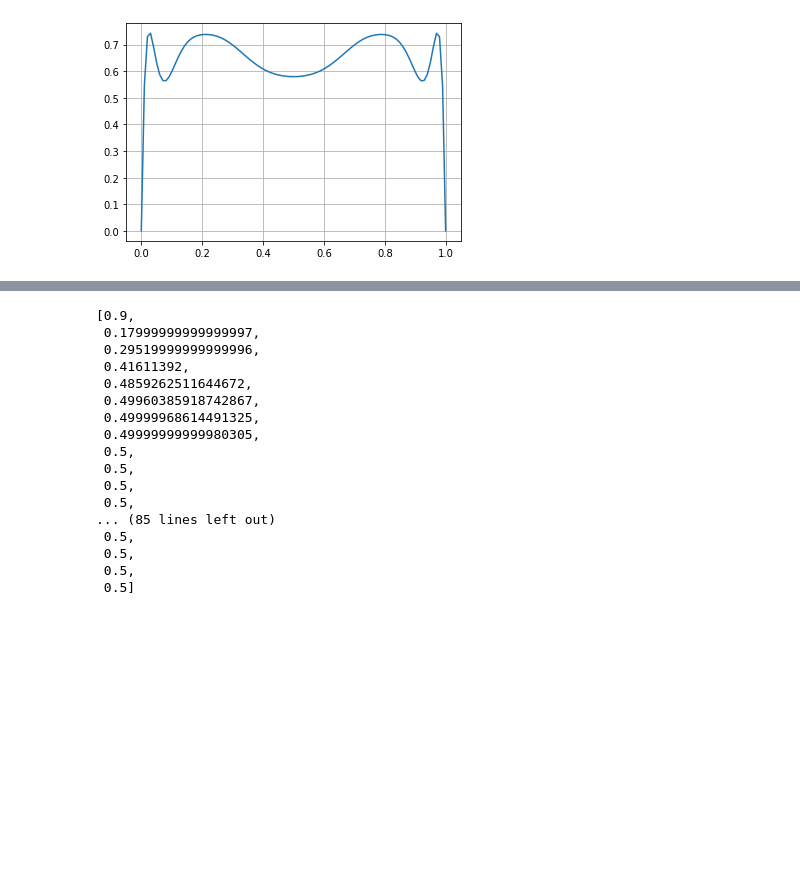
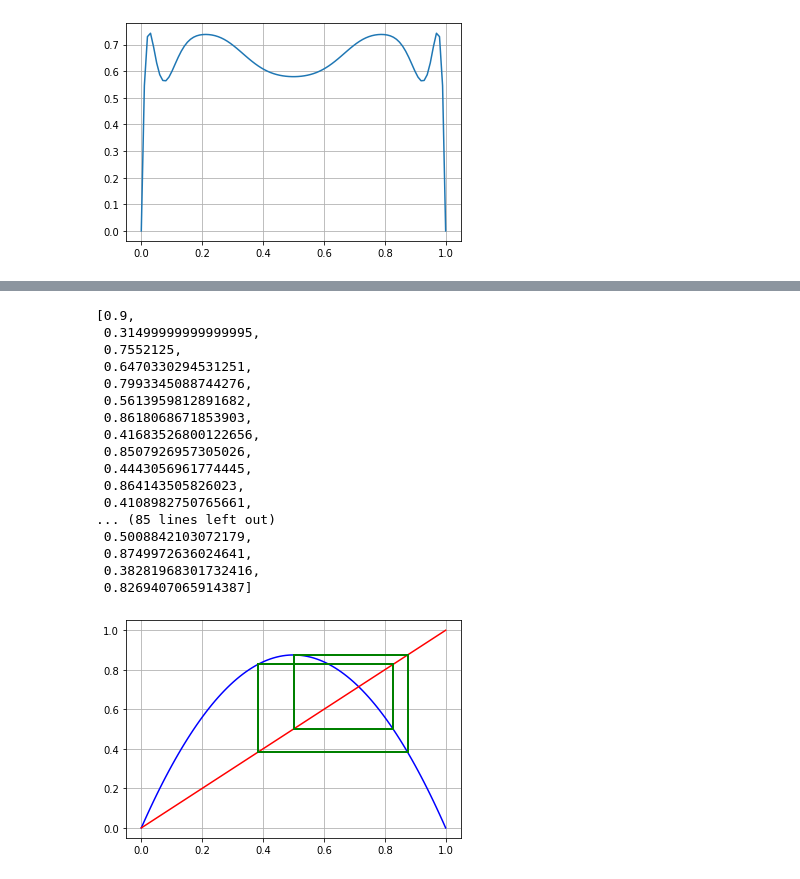
Before and after one commit to sspickle/sci-comp2-notebooks, a Jupyter notebook: Chaos.ipynb, the cells around one changed output, grey strips where cells are left out. Saved outputs shown, nothing was run; the diff lists cells and outputs as text; code cells hidden in the pictures; blank space fills up the shorter version.

```diff
--- a/Chaos.ipynb
+++ b/Chaos.ipynb
@@ -45,0 +38,3 @@ r
+# %%
+r = getRepeatResults(0.2, 100, lam=3.2)
+r[30:40]
@@ -50,14 +56,14 @@ def plotMap(lam=1):
     plt.plot(x, x, 'r-')
     plt.grid()
 
-def plotResults(x=0.25, lam=1, n=1):
+def plotResults(x=0.25, lam=1, n=1, start=0):
     r = getRepeatResults(x, n, lam)
     plotMap(lam)
-    for x in r:
+    for x in r[start:]:
         y = f(x,lam)
         plt.plot([x,x],[x,y],'g-')
         plt.plot([x,y],[y,y],'g-')
     return r
 
-plotResults(x=0.9, lam=2, n=100)
+plotResults(x=0.9, lam=3.5, n=100, start=-20)
 # %% [output]
@@ -66,17 +70,18 @@ plotResults(x=0.9, lam=2, n=100)
 [0.9,
- 0.17999999999999997,
- 0.29519999999999996,
- 0.41611392,
- 0.4859262511644672,
- 0.49960385918742867,
- 0.49999968614491325,
- 0.49999999999980305,
- 0.5,
- 0.5,
- 0.5,
- 0.5,
+ 0.31499999999999995,
+ 0.7552125,
+ 0.6470330294531251,
+ 0.7993345088744276,
+ 0.5613959812891682,
+ 0.8618068671853903,
+ 0.41683526800122656,
+ 0.8507926957305026,
+ 0.4443056961774445,
+ 0.864143505826023,
+ 0.4108982750765661,
 ... (85 lines left out)
- 0.5,
- 0.5,
- 0.5,
- 0.5]
+ 0.5008842103072179,
+ 0.8749972636024641,
+ 0.38281968301732416,
+ 0.8269407065914387]
+[figure, added]
```
Also changed, not shown: parts of 4 cells of this notebook.
